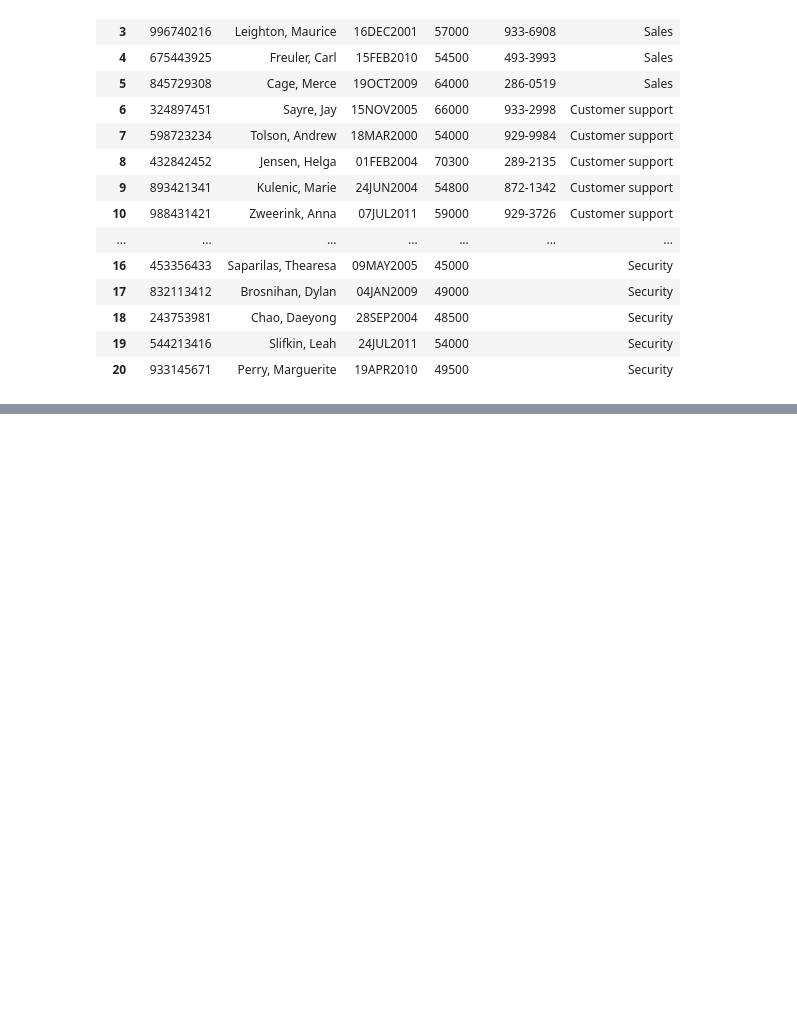
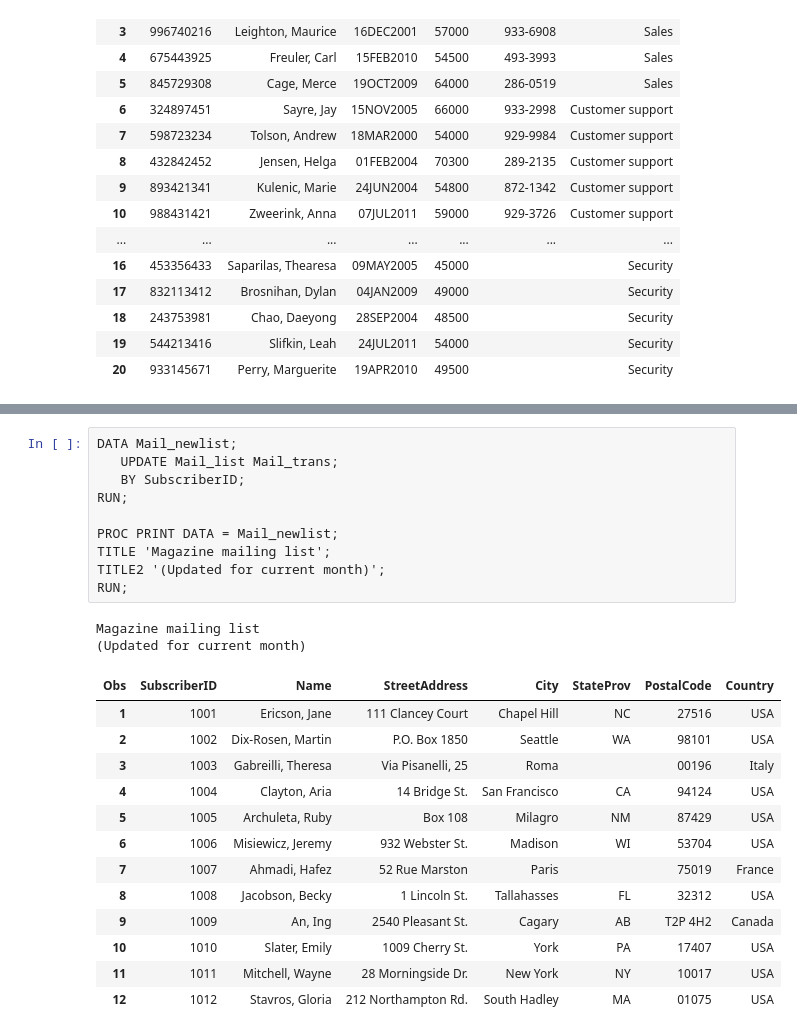
Before and after one commit to rathapech/Combining_data_in_SAS, a Jupyter notebook: Combining_data.ipynb, the cells around one changed output, grey strips where cells are left out. Cells and saved outputs as stored; diff of their text form; blank space fills up the shorter version.

```diff
--- a/Combining_data.ipynb
+++ b/Combining_data.ipynb
@@ -472,0 +865,26 @@ A
+# %%
+DATA Mail_newlist;
+   UPDATE Mail_list Mail_trans;
+   BY SubscriberID;
+RUN;
+
+PROC PRINT DATA = Mail_newlist;
+TITLE 'Magazine mailing list';
+TITLE2 '(Updated for current month)';
+RUN;
+# %% [output]
+Magazine mailing list
+(Updated for current month)
+| Obs | SubscriberID | Name | StreetAddress | City | StateProv | PostalCode | Country |
+| 1 | 1001 | Ericson, Jane | 111 Clancey Court | Chapel Hill | NC | 27516 | USA |
+| 2 | 1002 | Dix-Rosen, Martin | P.O. Box 1850 | Seattle | WA | 98101 | USA |
+| 3 | 1003 | Gabreilli, Theresa | Via Pisanelli, 25 | Roma |  | 00196 | Italy |
+| 4 | 1004 | Clayton, Aria | 14 Bridge St. | San Francisco | CA | 94124 | USA |
+| 5 | 1005 | Archuleta, Ruby | Box 108 | Milagro | NM | 87429 | USA |
+| 6 | 1006 | Misiewicz, Jeremy | 932 Webster St. | Madison | WI | 53704 | USA |
+| 7 | 1007 | Ahmadi, Hafez | 52 Rue Marston | Paris |  | 75019 | France |
+| 8 | 1008 | Jacobson, Becky | 1 Lincoln St. | Tallahasses | FL | 32312 | USA |
+| 9 | 1009 | An, Ing | 2540 Pleasant St. | Cagary | AB | T2P 4H2 | Canada |
+| 10 | 1010 | Slater, Emily | 1009 Cherry St. | York | PA | 17407 | USA |
+| 11 | 1011 | Mitchell, Wayne | 28 Morningside Dr. | New York | NY | 10017 | USA |
+| 12 | 1012 | Stavros, Gloria | 212 Northampton Rd. | South Hadley | MA | 01075 | USA |
```
Also changed, not shown: parts of 33 cells of this notebook.
